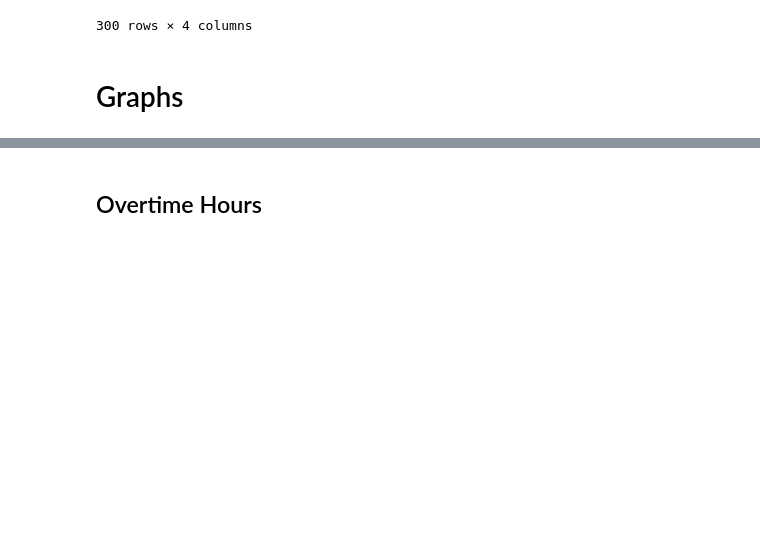
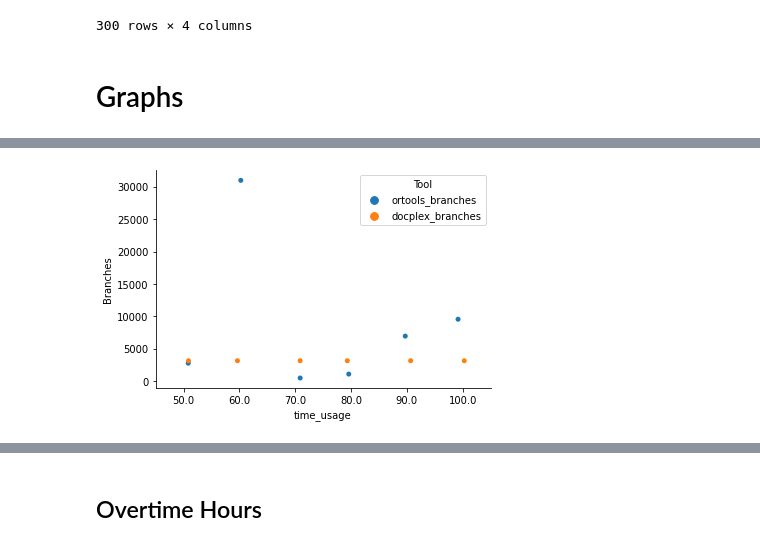
Before and after one commit to LeKinaSa/plr-job-shop, a Jupyter notebook: FinalResultsAnalysis.ipynb, the cells around one changed output, grey strips where cells are left out. Saved outputs shown, nothing was run; the diff lists cells and outputs as text; code cells hidden in the pictures; blank space fills up the shorter version.

```diff
--- a/FinalResultsAnalysis.ipynb
+++ b/FinalResultsAnalysis.ipynb
@@ -126,0 +151,10 @@ time_out_branches
+# %%
+# branches
+df = time_usage_branches.drop(labels='sprolog_branches', axis=1).astype(float)
+
+sns_df = df.melt('time_usage', var_name='Tool', value_name='Branches')
+
+sns.stripplot(x='time_usage', y='Branches', data=sns_df, hue='Tool', jitter=0.1)
+sns.despine()
+# %% [output]
+[figure, added]
```
Also changed, not shown: parts of 18 cells of this notebook.
